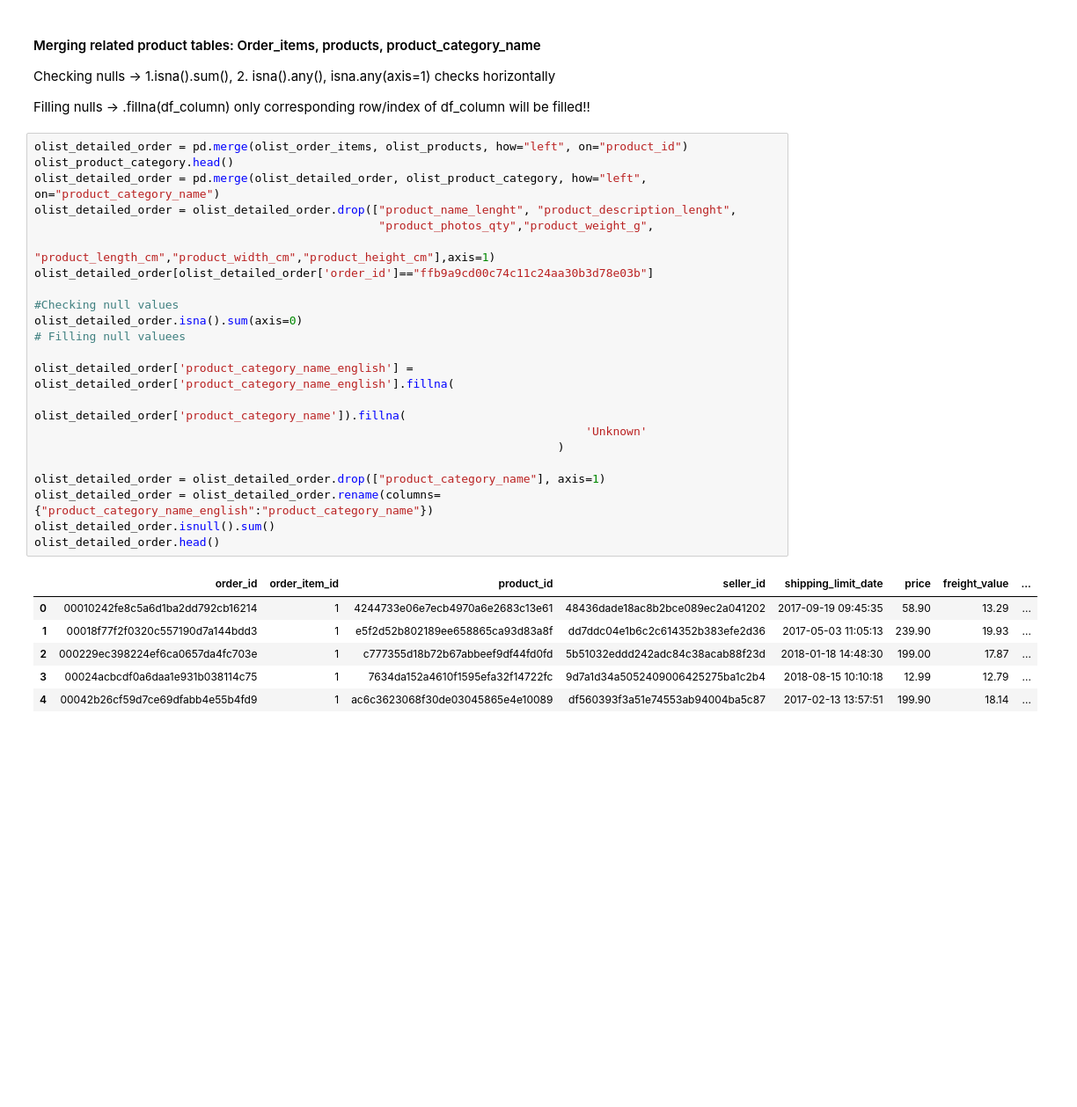
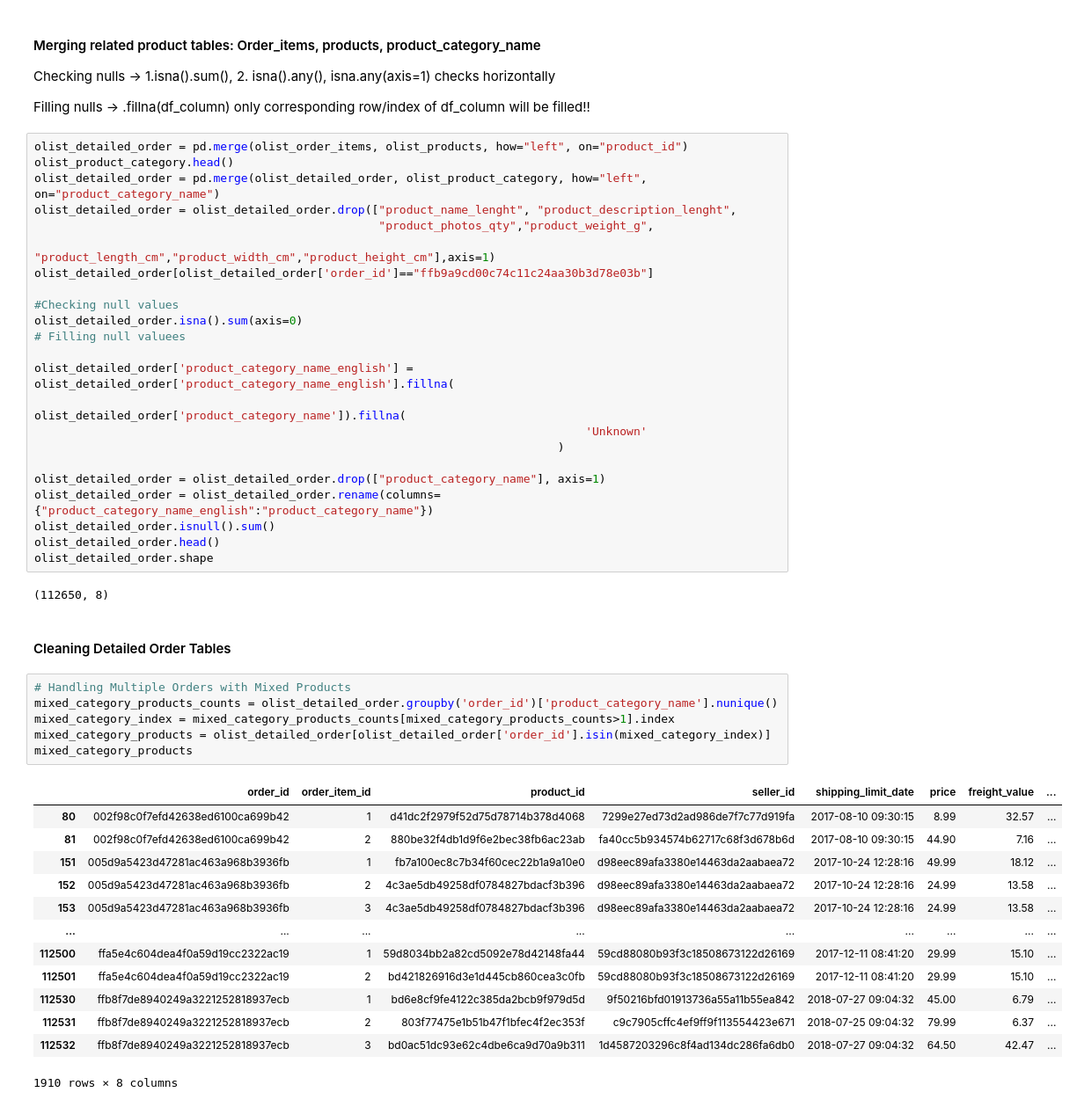
Before and after one commit to DDTcodes17/Olist_Segmentation_Churn_Prediction, a Jupyter notebook: notebook/EDA.ipynb, the cells around one changed output. Shown at 88% size. Drawn from its saved outputs; the diff is of its cells as text; blank space fills up the shorter version.

```diff
--- a/notebook/EDA.ipynb
+++ b/notebook/EDA.ipynb
@@ -162,10 +162,28 @@ olist_detailed_order = olist_detailed_order.drop(["product_category_name"], axis
 olist_detailed_order = olist_detailed_order.rename(columns={"product_category_name_english":"product_category_name"})
 olist_detailed_order.isnull().sum()
 olist_detailed_order.head()
+olist_detailed_order.shape
 # %% [output]
-|  | order_id | order_item_id | product_id | seller_id | shipping_limit_date | price | freight_value | ... |
-| 0 | 00010242fe8c5a6d1ba2dd792cb16214 | 1 | 4244733e06e7ecb4970a6e2683c13e61 | 48436dade18ac8b2bce089ec2a041202 | 2017-09-19 09:45:35 | 58.90 | 13.29 | ... |
-| 1 | 00018f77f2f0320c557190d7a144bdd3 | 1 | e5f2d52b802189ee658865ca93d83a8f | dd7ddc04e1b6c2c614352b383efe2d36 | 2017-05-03 11:05:13 | 239.90 | 19.93 | ... |
-| 2 | 000229ec398224ef6ca0657da4fc703e | 1 | c777355d18b72b67abbeef9df44fd0fd | 5b51032eddd242adc84c38acab88f23d | 2018-01-18 14:48:30 | 199.00 | 17.87 | ... |
-| 3 | 00024acbcdf0a6daa1e931b038114c75 | 1 | 7634da152a4610f1595efa32f14722fc | 9d7a1d34a5052409006425275ba1c2b4 | 2018-08-15 10:10:18 | 12.99 | 12.79 | ... |
-| 4 | 00042b26cf59d7ce69dfabb4e55b4fd9 | 1 | ac6c3623068f30de03045865e4e10089 | df560393f3a51e74553ab94004ba5c87 | 2017-02-13 13:57:51 | 199.90 | 18.14 | ... |
+(112650, 8)
+# %% [markdown]
+#### Cleaning Detailed Order Tables
+# %%
+# Handling Multiple Orders with Mixed Products
+mixed_category_products_counts = olist_detailed_order.groupby('order_id')['product_category_name'].nunique()
+mixed_category_index = mixed_category_products_counts[mixed_category_products_counts>1].index
+mixed_category_products = olist_detailed_order[olist_detailed_order['order_id'].isin(mixed_category_index)]
+mixed_category_products
+# %% [output]
+|  | order_id | order_item_id | product_id | seller_id | shipping_limit_date | price | freight_value | ... |
+| 80 | 002f98c0f7efd42638ed6100ca699b42 | 1 | d41dc2f2979f52d75d78714b378d4068 | 7299e27ed73d2ad986de7f7c77d919fa | 2017-08-10 09:30:15 | 8.99 | 32.57 | ... |
+| 81 | 002f98c0f7efd42638ed6100ca699b42 | 2 | 880be32f4db1d9f6e2bec38fb6ac23ab | fa40cc5b934574b62717c68f3d678b6d | 2017-08-10 09:30:15 | 44.90 | 7.16 | ... |
+| 151 | 005d9a5423d47281ac463a968b3936fb | 1 | fb7a100ec8c7b34f60cec22b1a9a10e0 | d98eec89afa3380e14463da2aabaea72 | 2017-10-24 12:28:16 | 49.99 | 18.12 | ... |
+| 152 | 005d9a5423d47281ac463a968b3936fb | 2 | 4c3ae5db49258df0784827bdacf3b396 | d98eec89afa3380e14463da2aabaea72 | 2017-10-24 12:28:16 | 24.99 | 13.58 | ... |
+| 153 | 005d9a5423d47281ac463a968b3936fb | 3 | 4c3ae5db49258df0784827bdacf3b396 | d98eec89afa3380e14463da2aabaea72 | 2017-10-24 12:28:16 | 24.99 | 13.58 | ... |
+| ... | ... | ... | ... | ... | ... | ... | ... | ... |
+| 112500 | ffa5e4c604dea4f0a59d19cc2322ac19 | 1 | 59d8034bb2a82cd5092e78d42148fa44 | 59cd88080b93f3c18508673122d26169 | 2017-12-11 08:41:20 | 29.99 | 15.10 | ... |
+| 112501 | ffa5e4c604dea4f0a59d19cc2322ac19 | 2 | bd421826916d3e1d445cb860cea3c0fb | 59cd88080b93f3c18508673122d26169 | 2017-12-11 08:41:20 | 29.99 | 15.10 | ... |
+| 112530 | ffb8f7de8940249a3221252818937ecb | 1 | bd6e8cf9fe4122c385da2bcb9f979d5d | 9f50216bfd01913736a55a11b55ea842 | 2018-07-27 09:04:32 | 45.00 | 6.79 | ... |
+| 112531 | ffb8f7de8940249a3221252818937ecb | 2 | 803f77475e1b51b47f1bfec4f2ec353f | c9c7905cffc4ef9ff9f113554423e671 | 2018-07-25 09:04:32 | 79.99 | 6.37 | ... |
+| 112532 | ffb8f7de8940249a3221252818937ecb | 3 | bd0ac51dc93e62c4dbe6ca9d70a9b311 | 1d4587203296c8f4ad134dc286fa6db0 | 2018-07-27 09:04:32 | 64.50 | 42.47 | ... |
+1910 rows × 8 columns
```
Also changed, not shown: parts of 5 cells of this notebook.
